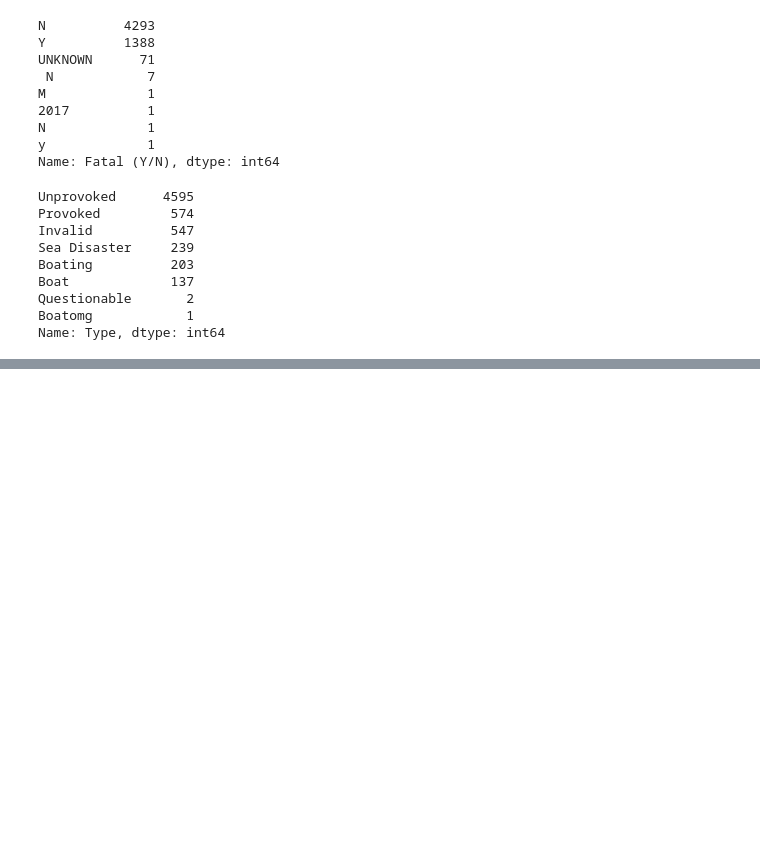
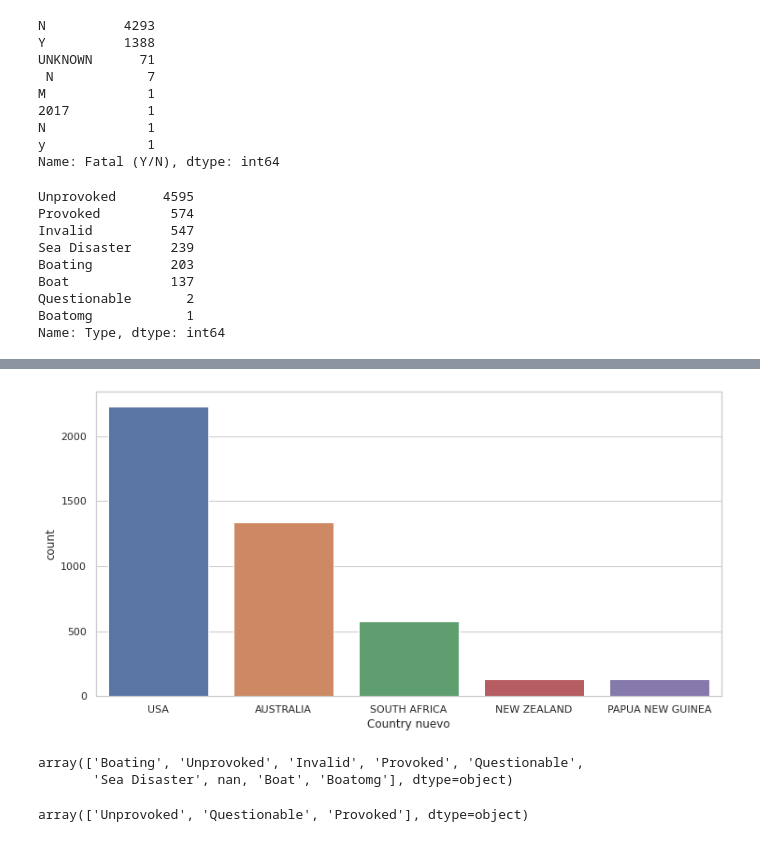
Before and after one commit to mariadelascotrina/Data-cleaning_Sharks, a Jupyter notebook: limpiar.ipynb, the cells around one changed output, grey strips where cells are left out. Drawn from its saved outputs; the diff is of its cells as text; code cells hidden in the pictures; blank space fills up the shorter version.

```diff
--- a/limpiar.ipynb
+++ b/limpiar.ipynb
@@ -620,0 +702,11 @@ array(['Paddling', 'Standing', 'Surfing', 'Other', 'Swiming', 'Sailing'],
+# %%
+countries = tiburones2[tiburones2["Country nuevo"] != 'OTHER']
+# %%
+sns.countplot(x=countries["Country nuevo"]);
+# %% [output]
+[figure, added]
+# %%
+tiburones2["Type"].unique()
+# %% [output]
+array(['Boating', 'Unprovoked', 'Invalid', 'Provoked', 'Questionable',
+       'Sea Disaster', nan, 'Boat', 'Boatomg'], dtype=object)
@@ -620,0 +723,4 @@ array(['Paddling', 'Standing', 'Surfing', 'Other', 'Swiming', 'Sailing'],
+# %%
+tiburones2["Type"].unique()
+# %% [output]
+array(['Unprovoked', 'Questionable', 'Provoked'], dtype=object)
```
Also changed, not shown: parts of 58 cells of this notebook, 1 other file.
